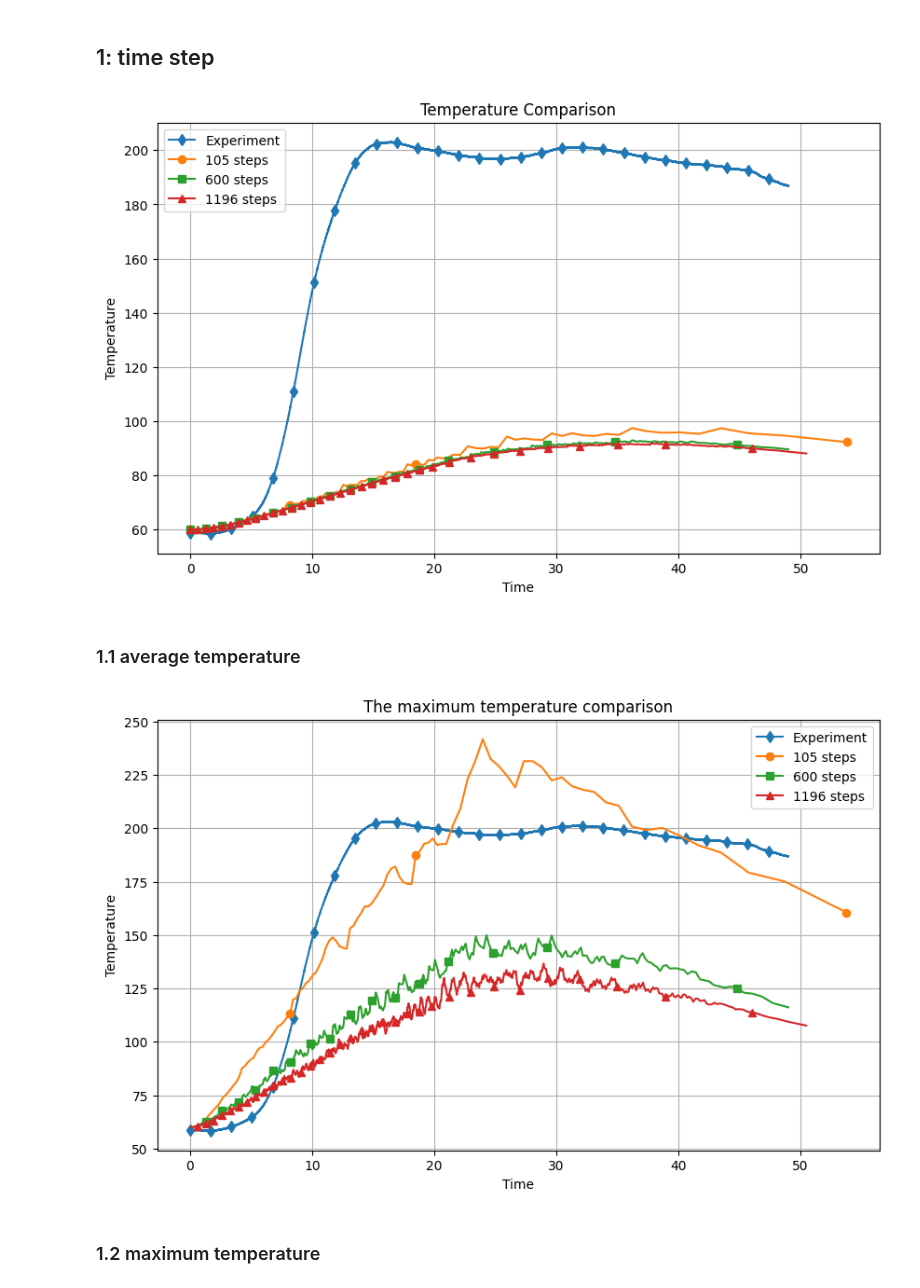
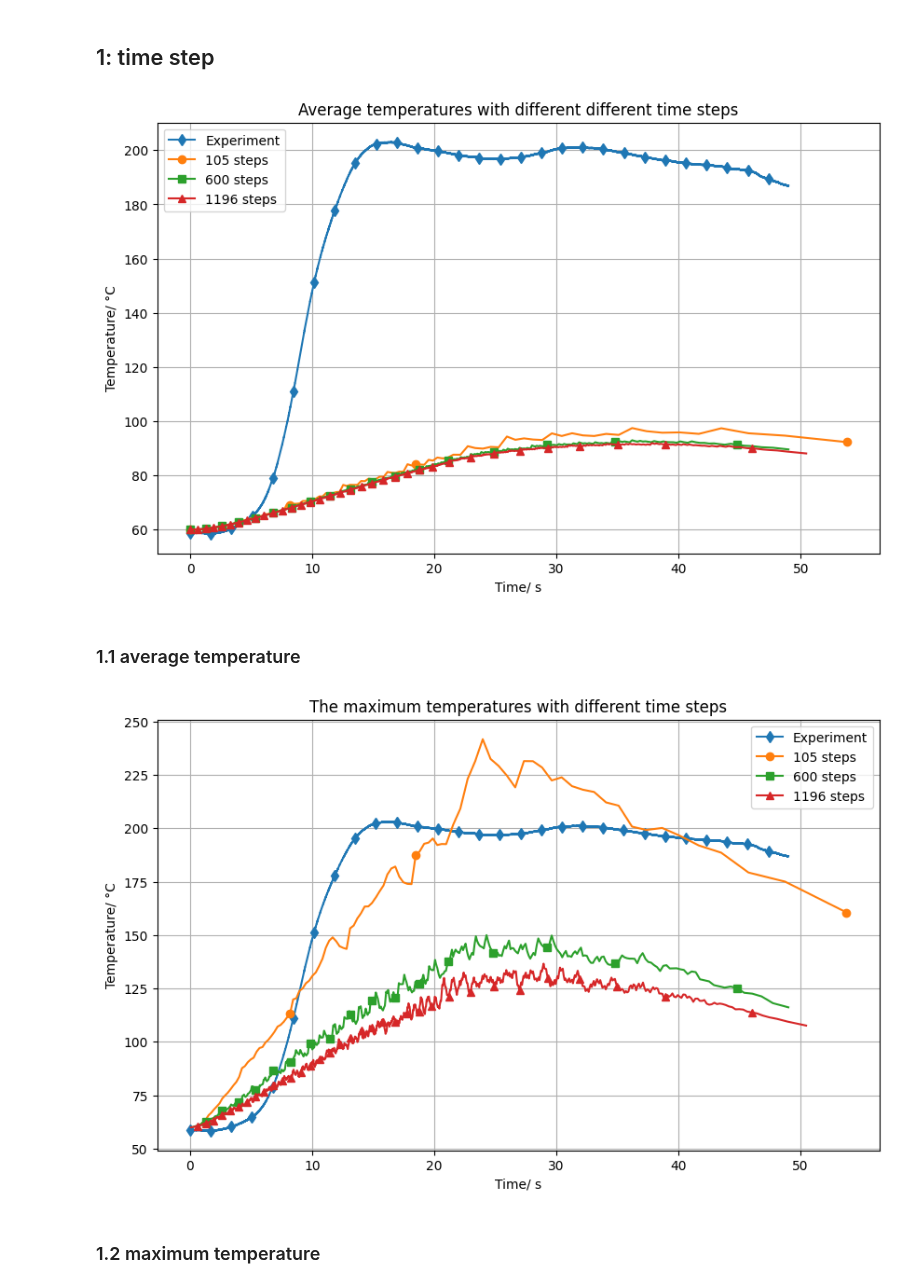
Before and after one commit to yanjun96/thermal_mechanics_fenicsx, a Jupyter notebook: Projecct/Data/new_pressure/data_analysis.ipynb, the cells around one changed output. Drawn from its saved outputs; the diff is of its cells as text; code cells hidden in the pictures.

Commit message:
plot update

```diff
--- a/Projecct/Data/new_pressure/data_analysis.ipynb
+++ b/Projecct/Data/new_pressure/data_analysis.ipynb
@@ -42,37 +42,37 @@ plt.figure(figsize=(10, 6))
 df1 = pd.read_csv('/home/yanjun/Documents/FEniCSx/Projecct/Data/experiment_result.csv')
 T_e_ave = ( df1.iloc[:,1] + df1.iloc[:,3] + df1.iloc[:,5] ) /3
 num_total = len(T_e_ave)
 t_e = np.linspace (0, 49, num_total)
 plt.plot(t_e, T_e_ave, label= "Experiment",marker='d',markevery=1000)
 
 i = 0
 marker_styles = ['o', 's', '^', 'v', '>', '<' ]
 for csv_file in csv_files:
     # Read CSV file
     df = pd.read_csv(csv_file)
 
     # Extract data
     time_data = df.iloc[:, 1]  # Assuming time is in the second column (index 1)
     temperature_data = df.iloc[:, 2]  # Assuming temperature is in the third column (index 2)
 
     # Extract label from file name
     file_name = os.path.basename(csv_file)
     elements = extract_elements(file_name)
     label = f"{elements} steps"
 
     # Plot data
     plt.plot(time_data, temperature_data, label=label,marker= marker_styles[i],markevery=35)
     i += 1
 
-plt.xlabel('Time')
-plt.ylabel('Temperature')
-plt.title('Temperature Comparison')
+plt.xlabel('Time/ s')
+plt.ylabel('Temperature/ °C')
+plt.title('Average temperatures with different different time steps')
 plt.legend()
 plt.grid(True)
 plt.savefig('T_ave_time_step.png')
 plt.show()
 # %% [output]
-[figure, old version]
+[figure, new version]
 # %% [markdown]
 ### 1.1 average temperature
 # %%
@@ -109,15 +109,15 @@ for csv_file in csv_files:
     plt.plot(time_data, average_temperature, label=label,marker= marker_styles[i],markevery=35)
     i += 1
 
-plt.xlabel('Time')
-plt.ylabel('Temperature')
-plt.title('The maximum temperature comparison')
+plt.xlabel('Time/ s')
+plt.ylabel('Temperature/ °C')
+plt.title('The maximum temperatures with different time steps')
 plt.legend()
 plt.grid(True)
 plt.savefig('T_max_time_step.png')
 plt.show()
 # %% [output]
-[figure, old version]
+[figure, new version]
 # %% [markdown]
 ### 1.2 maximum temperature
 # %% [markdown]
```
Also changed, not shown: parts of 3 cells of this notebook, 5 other files.
